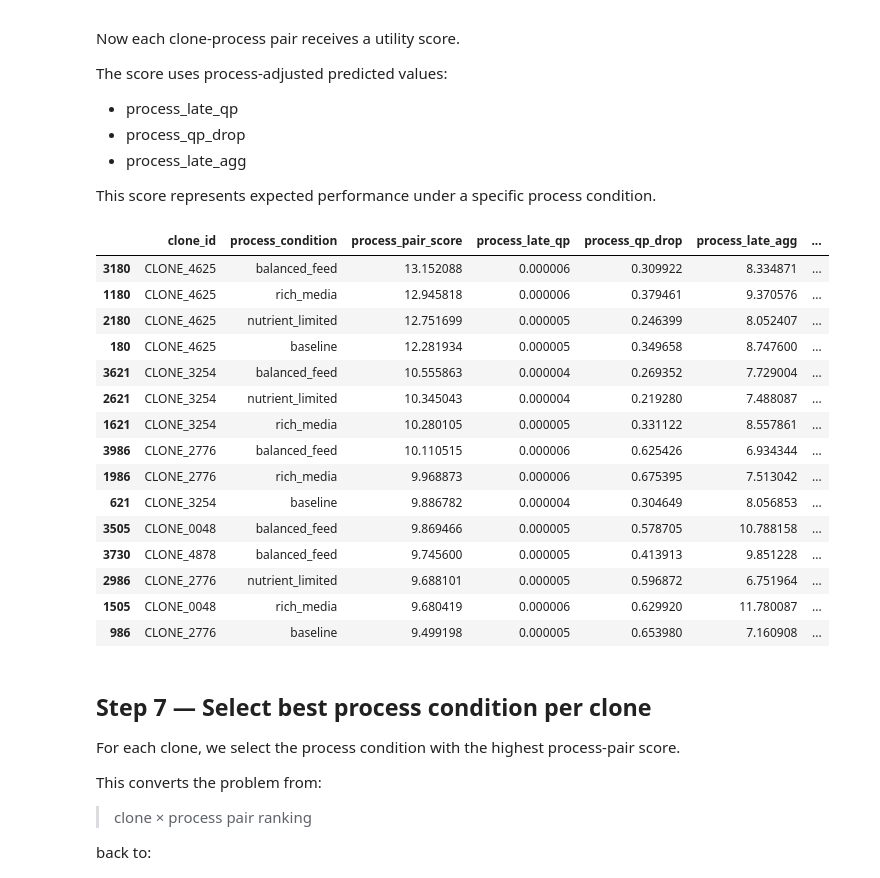
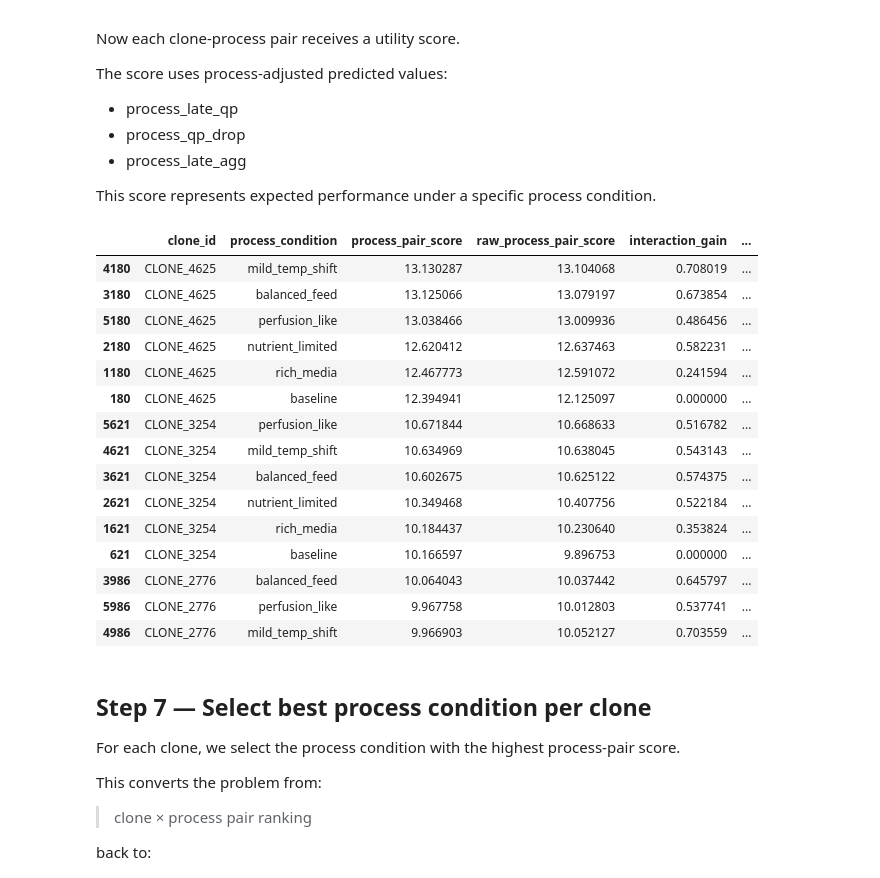
Before and after one commit to Sanghee-L/CLD_ML_PIPELINE, a Jupyter notebook: notebooks/07_Clone_x_Process_Optimization_Simulation.ipynb, the cells around one changed output. Drawn from its saved outputs; the diff is of its cells as text; code cells hidden in the pictures.

Commit message:
create more notebooks to add process and quality effect

```diff
--- a/notebooks/07_Clone_x_Process_Optimization_Simulation.ipynb
+++ b/notebooks/07_Clone_x_Process_Optimization_Simulation.ipynb
@@ -515,43 +758,59 @@ This score represents expected performance under a specific process condition.
 # %%
 # --------------------------------------------------
 # Step 6 — Compute clone-process utility
 # --------------------------------------------------
 
-pair_df["process_pair_score"] = make_pred_utility(
+pair_df["raw_process_pair_score"] = make_pred_utility(
     pair_df,
     qp_col="process_late_qp",
     drop_col="process_qp_drop",
     agg_col="process_late_agg",
 )
 
-display(pair_df[[
-    "clone_id",
-    "process_condition",
-    "process_pair_score",
-    "process_late_qp",
-    "process_qp_drop",
-    "process_late_agg",
-    "pred_rescue_score",
-    "pred_rescue_label",
-    "true_util",
-]].sort_values("process_pair_score", ascending=False).head(15))
+# Add a small risk penalty so high-risk process recommendations
+# do not dominate only by predicted productivity gain.
+pair_df["process_pair_score"] = (
+    pair_df["raw_process_pair_score"]
+    - 0.15 * z(pair_df["interaction_risk"])
+)
+
+display(
+    pair_df[
+        [
+            "clone_id",
+            "process_condition",
+            "process_pair_score",
+            "raw_process_pair_score",
+            "interaction_gain",
+            "interaction_risk",
+            "process_late_qp",
+            "process_qp_drop",
+            "process_late_agg",
+            "pred_rescue_score",
+            "pred_rescue_label",
+            "true_util",
+        ]
+    ]
+    .sort_values("process_pair_score", ascending=False)
+    .head(15)
+)
 # %% [output]
-|  | clone_id | process_condition | process_pair_score | process_late_qp | process_qp_drop | process_late_agg | ... |
-| 3180 | CLONE_4625 | balanced_feed | 13.152088 | 0.000006 | 0.309922 | 8.334871 | ... |
-| 1180 | CLONE_4625 | rich_media | 12.945818 | 0.000006 | 0.379461 | 9.370576 | ... |
-| 2180 | CLONE_4625 | nutrient_limited | 12.751699 | 0.000005 | 0.246399 | 8.052407 | ... |
-| 180 | CLONE_4625 | baseline | 12.281934 | 0.000005 | 0.349658 | 8.747600 | ... |
-| 3621 | CLONE_3254 | balanced_feed | 10.555863 | 0.000004 | 0.269352 | 7.729004 | ... |
-| 2621 | CLONE_3254 | nutrient_limited | 10.345043 | 0.000004 | 0.219280 | 7.488087 | ... |
-| 1621 | CLONE_3254 | rich_media | 10.280105 | 0.000005 | 0.331122 | 8.557861 | ... |
-| 3986 | CLONE_2776 | balanced_feed | 10.110515 | 0.000006 | 0.625426 | 6.934344 | ... |
-| 1986 | CLONE_2776 | rich_media | 9.968873 | 0.000006 | 0.675395 | 7.513042 | ... |
-| 621 | CLONE_3254 | baseline | 9.886782 | 0.000004 | 0.304649 | 8.056853 | ... |
-| 3505 | CLONE_0048 | balanced_feed | 9.869466 | 0.000005 | 0.578705 | 10.788158 | ... |
-| 3730 | CLONE_4878 | balanced_feed | 9.745600 | 0.000005 | 0.413913 | 9.851228 | ... |
-| 2986 | CLONE_2776 | nutrient_limited | 9.688101 | 0.000005 | 0.596872 | 6.751964 | ... |
-| 1505 | CLONE_0048 | rich_media | 9.680419 | 0.000006 | 0.629920 | 11.780087 | ... |
-| 986 | CLONE_2776 | baseline | 9.499198 | 0.000005 | 0.653980 | 7.160908 | ... |
+|  | clone_id | process_condition | process_pair_score | raw_process_pair_score | interaction_gain | ... |
+| 4180 | CLONE_4625 | mild_temp_shift | 13.130287 | 13.104068 | 0.708019 | ... |
+| 3180 | CLONE_4625 | balanced_feed | 13.125066 | 13.079197 | 0.673854 | ... |
+| 5180 | CLONE_4625 | perfusion_like | 13.038466 | 13.009936 | 0.486456 | ... |
+| 2180 | CLONE_4625 | nutrient_limited | 12.620412 | 12.637463 | 0.582231 | ... |
+| 1180 | CLONE_4625 | rich_media | 12.467773 | 12.591072 | 0.241594 | ... |
+| 180 | CLONE_4625 | baseline | 12.394941 | 12.125097 | 0.000000 | ... |
+| 5621 | CLONE_3254 | perfusion_like | 10.671844 | 10.668633 | 0.516782 | ... |
+| 4621 | CLONE_3254 | mild_temp_shift | 10.634969 | 10.638045 | 0.543143 | ... |
+| 3621 | CLONE_3254 | balanced_feed | 10.602675 | 10.625122 | 0.574375 | ... |
+| 2621 | CLONE_3254 | nutrient_limited | 10.349468 | 10.407756 | 0.522184 | ... |
+| 1621 | CLONE_3254 | rich_media | 10.184437 | 10.230640 | 0.353824 | ... |
+| 621 | CLONE_3254 | baseline | 10.166597 | 9.896753 | 0.000000 | ... |
+| 3986 | CLONE_2776 | balanced_feed | 10.064043 | 10.037442 | 0.645797 | ... |
+| 5986 | CLONE_2776 | perfusion_like | 9.967758 | 10.012803 | 0.537741 | ... |
+| 4986 | CLONE_2776 | mild_temp_shift | 9.966903 | 10.052127 | 0.703559 | ... |
 # %% [markdown]
 ## Step 7 — Select best process condition per clone
 
```
Also changed, not shown: parts of 19 cells of this notebook, 17 other files.
